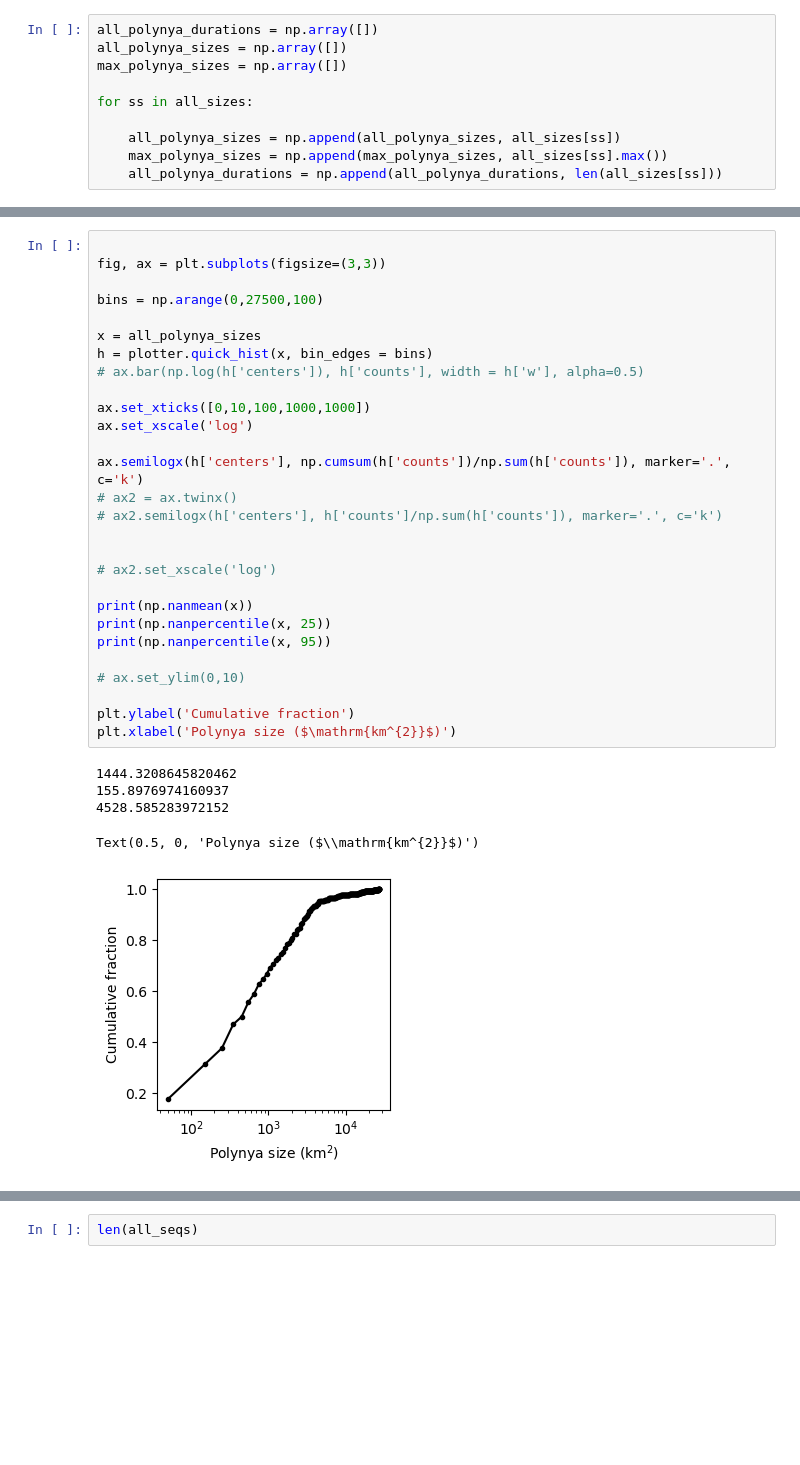
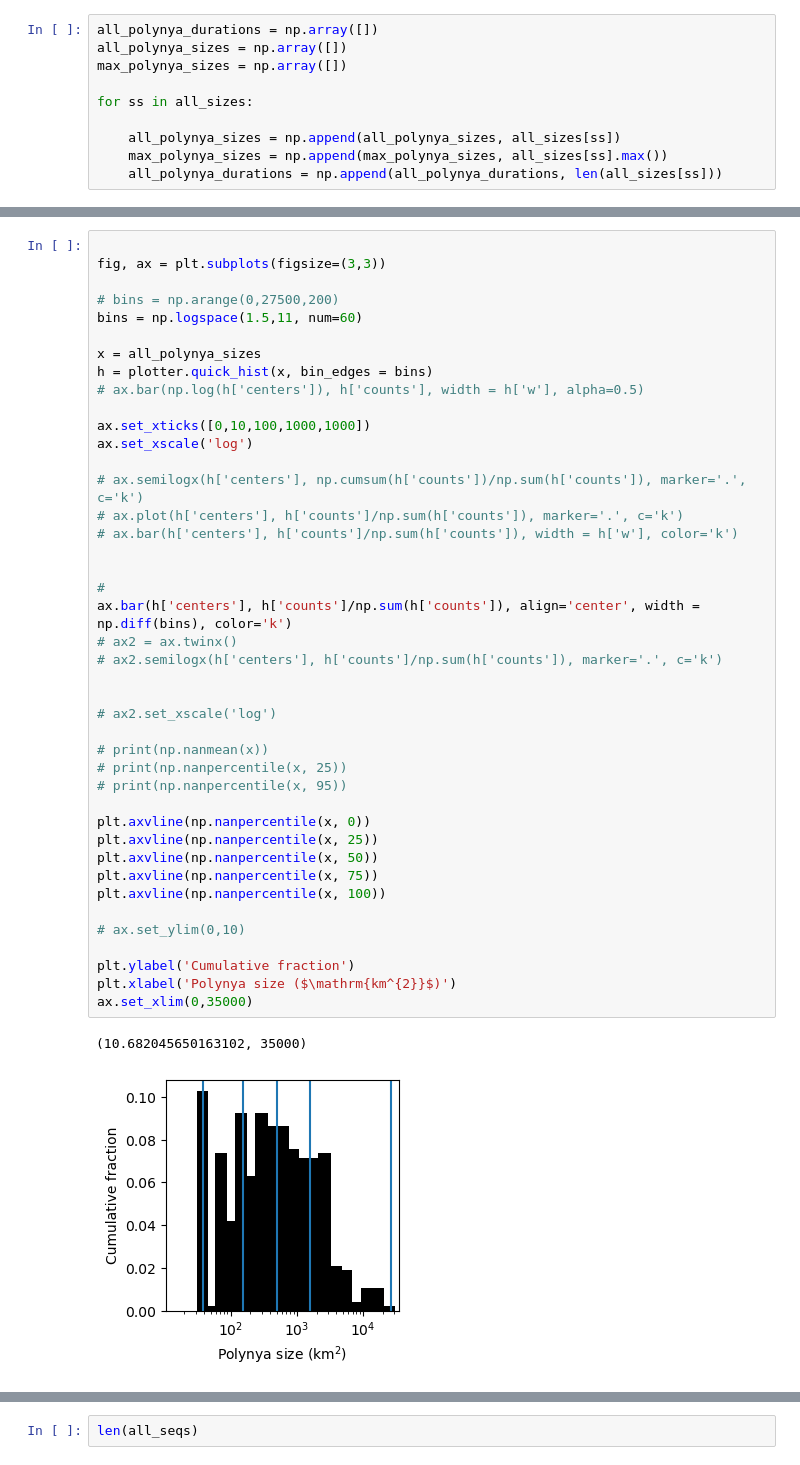
Before and after one commit to mackenziejewell/SBSpolynya, a Jupyter notebook: notebooks/05_LargeScale_Maps.ipynb, the cells around one changed output, grey strips where cells are left out. Saved outputs shown, nothing was run; the diff lists cells and outputs as text; blank space fills up the shorter version.

```diff
--- a/notebooks/05_LargeScale_Maps.ipynb
+++ b/notebooks/05_LargeScale_Maps.ipynb
@@ -303,34 +331,45 @@ for ss in all_sizes:
 # %%
 
 fig, ax = plt.subplots(figsize=(3,3))
 
-bins = np.arange(0,27500,100)
+# bins = np.arange(0,27500,200)
+bins = np.logspace(1.5,11, num=60)
 
 x = all_polynya_sizes
 h = plotter.quick_hist(x, bin_edges = bins)
 # ax.bar(np.log(h['centers']), h['counts'], width = h['w'], alpha=0.5)
 
 ax.set_xticks([0,10,100,1000,1000])
 ax.set_xscale('log')
 
-ax.semilogx(h['centers'], np.cumsum(h['counts'])/np.sum(h['counts']), marker='.', c='k')
+# ax.semilogx(h['centers'], np.cumsum(h['counts'])/np.sum(h['counts']), marker='.', c='k')
+# ax.plot(h['centers'], h['counts']/np.sum(h['counts']), marker='.', c='k')
+# ax.bar(h['centers'], h['counts']/np.sum(h['counts']), width = h['w'], color='k')
+
+
+#
+ax.bar(h['centers'], h['counts']/np.sum(h['counts']), align='center', width = np.diff(bins), color='k')
 # ax2 = ax.twinx()
 # ax2.semilogx(h['centers'], h['counts']/np.sum(h['counts']), marker='.', c='k')
 
 
 # ax2.set_xscale('log')
 
-print(np.nanmean(x))
-print(np.nanpercentile(x, 25))
-print(np.nanpercentile(x, 95))
+# print(np.nanmean(x))
+# print(np.nanpercentile(x, 25))
+# print(np.nanpercentile(x, 95))
+
+plt.axvline(np.nanpercentile(x, 0))
+plt.axvline(np.nanpercentile(x, 25))
+plt.axvline(np.nanpercentile(x, 50))
+plt.axvline(np.nanpercentile(x, 75))
+plt.axvline(np.nanpercentile(x, 100))
 
 # ax.set_ylim(0,10)
 
 plt.ylabel('Cumulative fraction')
 plt.xlabel('Polynya size ($\mathrm{km^{2}}$)')
+ax.set_xlim(0,35000)
 # %% [output]
-1444.3208645820462
-155.8976974160937
-4528.585283972152
+(10.682045650163102, 35000)
-Text(0.5, 0, 'Polynya size ($\\mathrm{km^{2}}$)')
-[figure, old version]
+[figure, new version]
```
Also changed, not shown: parts of 13 cells of this notebook, 25 other files.
